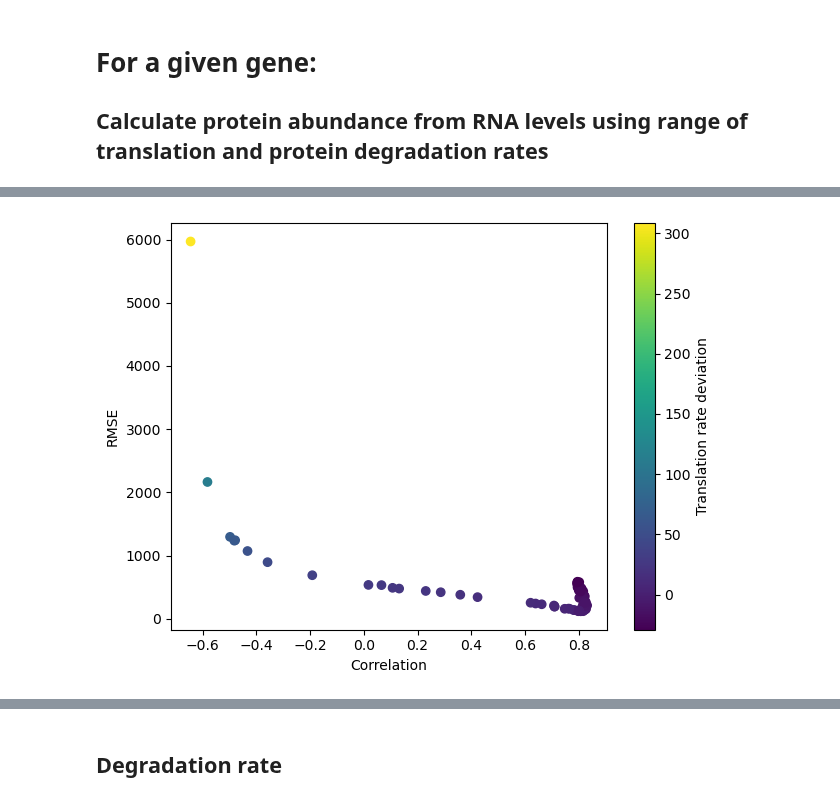
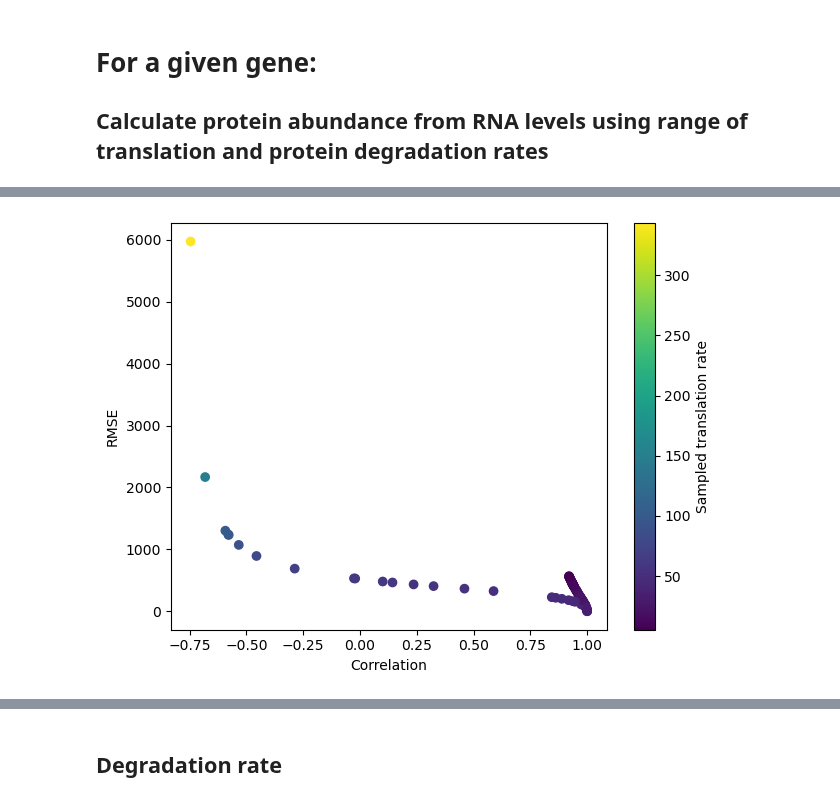
Before and after one commit to reliscu/chronocell_simulations, a Jupyter notebook: simulate_protein_imputation.ipynb, the cells around one changed output, grey strips where cells are left out. Cells and saved outputs as stored; diff of their text form; code cells hidden in the pictures.

```diff
--- a/simulate_protein_imputation.ipynb
+++ b/simulate_protein_imputation.ipynb
@@ -73,13 +74,13 @@ dispersion_factor = 1 # Smaller value = larger spread
 P_sampled_transl_observed, P_sampled_transl, sampled_transl_rates = simulate_protein_transl_rate_sensitivity(Y_observed, topo, true_t, true_l, phi, dispersion_factor, n_resamples, random_seed=random_seed)
 P_sampled_deg_observed, P_sampled_deg, sampled_deg_rates = simulate_protein_deg_rate_sensitivity(Y_observed, topo, true_t, true_l, phi, dispersion_factor, n_resamples, random_seed=random_seed)
 # %%
-sampled_transl_corrs = np.array([[np.corrcoef(P_sampled_transl_observed[r, :, idx],
-                                              P_observed[:, idx])[0, 1] for idx in range(p)]
+sampled_transl_corrs = np.array([[np.corrcoef(P_sampled_transl[r, :, idx],
+                                              P[:, idx])[0, 1] for idx in range(p)]
                                  for r in range(n_resamples)])
 
-sampled_deg_corrs = np.array([[np.corrcoef(P_sampled_deg_observed[r, :, idx],
-                                           P_observed[:, idx])[0, 1] for idx in range(p)]
+sampled_deg_corrs = np.array([[np.corrcoef(P_sampled_deg[r, :, idx],
+                                           P[:, idx])[0, 1] for idx in range(p)]
                               for r in range(n_resamples)])
 # %%
-sampled_transl_errors = np.array([np.sqrt(np.mean((P_sampled_transl_observed[:, :, idx] - P_observed[None, :, idx])**2, axis=1)) for idx in range(p)])
-sampled_deg_errors = np.array([np.sqrt(np.mean((P_sampled_deg_observed[:, :, idx] - P_observed[None, :, idx])**2, axis=1)) for idx in range(p)])
+sampled_transl_errors = np.array([np.sqrt(np.mean((P_sampled_transl[:, :, idx] - P[None, :, idx])**2, axis=1)) for idx in range(p)])
+sampled_deg_errors = np.array([np.sqrt(np.mean((P_sampled_deg[:, :, idx] - P[None, :, idx])**2, axis=1)) for idx in range(p)])
@@ -99,21 +119,21 @@ plt.legend();
 # %%
 transl_rate_dev = sampled_transl_rates[gene_idx, :] - phi[gene_idx, 0]
 
 fig, ax = plt.subplots()
 
 sc = ax.scatter(
     sampled_transl_corrs[:, gene_idx],
     sampled_transl_errors[gene_idx, :],
-    c=transl_rate_dev
+    c=sampled_transl_rates[gene_idx, :]
 )
 
 ax.set_xlabel("Correlation")
 ax.set_ylabel("RMSE")
 
-cbar = fig.colorbar(sc, ax=ax)          # colorbar for the color scale
-cbar.set_label("Translation rate deviation")
+cbar = fig.colorbar(sc, ax=ax)
+cbar.set_label("Sampled translation rate")
 
 plt.tight_layout()
 plt.show()
 # %% [output]
-[figure, old version]
+[figure, new version]
```
Also changed, not shown: parts of 23 cells of this notebook, 1 other file.
